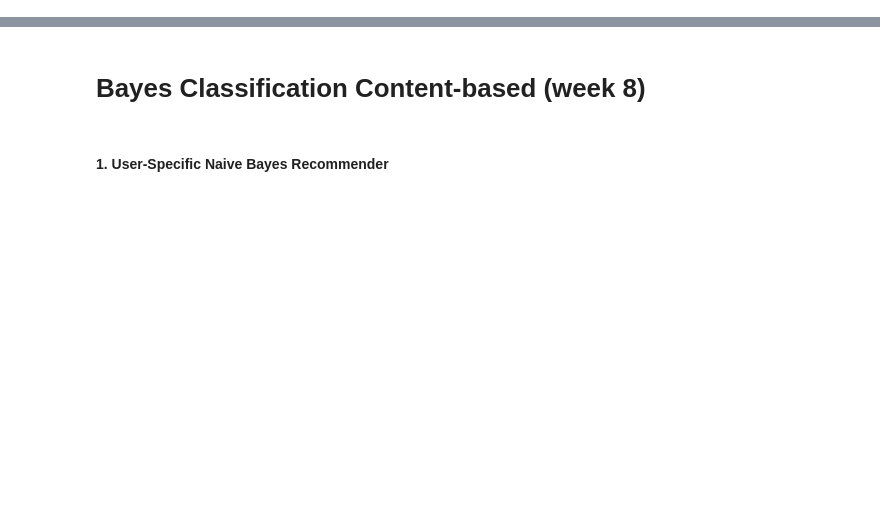
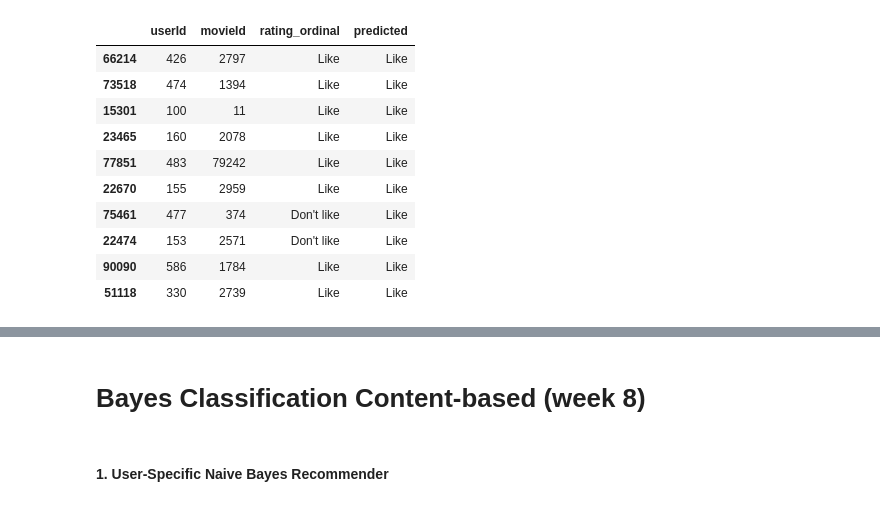
Before and after one commit to EliaTosin/DataAnaCla25, a Jupyter notebook: flipped_9/evaluation_rec_sys.ipynb, the cells around one changed output, grey strips where cells are left out. Drawn from its saved outputs; the diff is of its cells as text; code cells hidden in the pictures; blank space fills up the shorter version.

Commit message:
added preds until content based

```diff
--- a/flipped_9/evaluation_rec_sys.ipynb
+++ b/flipped_9/evaluation_rec_sys.ipynb
@@ -124,33 +207,23 @@ def sgd_matrix_factorization(df, k=10, alpha=0.01, lambda_reg=0.1, num_epochs=20
 # %%
-df_ratings = pd.read_csv("../ml-latest-small/ratings.csv")
+df_ratings = ratings.copy()
 
 df_ratings.loc[df_ratings['rating'] <= 2, 'rating_ordinal'] = "Don't like"
-df_ratings.loc[(df_ratings['rating'] > 2) & (df_ratings['rating'] <= 4), 'rating_ordinal'] = "Like"
-df_ratings.loc[df_ratings['rating'] > 4, 'rating_ordinal'] = "Really like"
+df_ratings.loc[df_ratings['rating'] >= 4, 'rating_ordinal'] = "Like"
 
 ratings_ordinals = df_ratings['rating_ordinal'].unique()
 
-df_movies = pd.read_csv("../ml-latest-small/movies.csv")
-
-df_user_movie_ratings = df_ratings.pivot(
-    index='userId',
-    columns='movieId',
-    values='rating_ordinal'
-)
-df_user_movie_ratings.head()
-
 all_films = df_ratings["movieId"].unique()
-
-# Crea una Serie booleana: True dove il rating è mancante
-missing = df_user_movie_ratings.isnull()
-
-# Trasforma in formato "long" (una riga per ogni cella)
-missing = missing.stack()
-
-# Filtra solo le celle in cui il rating è mancante
-missing = missing[missing].reset_index()
-missing.columns = ['userId', 'movieId', 'is_missing']
-
-# Aggiungi la colonna 'flag' con valore False
-df_ratings_missing = missing[['userId', 'movieId']].copy()
+# %%
+# Prendi solo le righe con rating_ordinal noto
+df_known = df_ratings.dropna(subset=['rating_ordinal'])
+
+# Fai lo split tra train e test
+# df_train, df_test = train_test_split(df_known, test_size=0.05, random_state=42) #3106 tuples
+df_train, df_test = train_test_split(df_known, test_size=0.005, random_state=42) #311 tuples ~1min
+
+# Ricrea la matrice user-movie SOLO con i dati del training set
+df_train_user_movie = df_train.pivot(index='userId', columns='movieId', values='rating_ordinal')
+
+# Il test sarà una lista di (userId, movieId, rating_ordinal) da prevedere
+df_test = df_test[['userId', 'movieId', 'rating_ordinal']]
 # %%
@@ -251,0 +285,2 @@ df_ratings_missing[ratings_ordinals] = df_ratings_missing.progress_apply(compute
+# %%
+df_predictions = test_naive_cf_model_based(df_test, df_train_user_movie)
@@ -251,0 +295,14 @@ df_ratings_missing[ratings_ordinals] = df_ratings_missing.progress_apply(compute
+# %%
+df_predictions.head(10)
+# %% [output]
+|  | userId | movieId | rating_ordinal | predicted |
+| 66214 | 426 | 2797 | Like | Like |
+| 73518 | 474 | 1394 | Like | Like |
+| 15301 | 100 | 11 | Like | Like |
+| 23465 | 160 | 2078 | Like | Like |
+| 77851 | 483 | 79242 | Like | Like |
+| 22670 | 155 | 2959 | Like | Like |
+| 75461 | 477 | 374 | Don't like | Like |
+| 22474 | 153 | 2571 | Don't like | Like |
+| 90090 | 586 | 1784 | Like | Like |
+| 51118 | 330 | 2739 | Like | Like |
```
Also changed, not shown: parts of 25 cells of this notebook.
